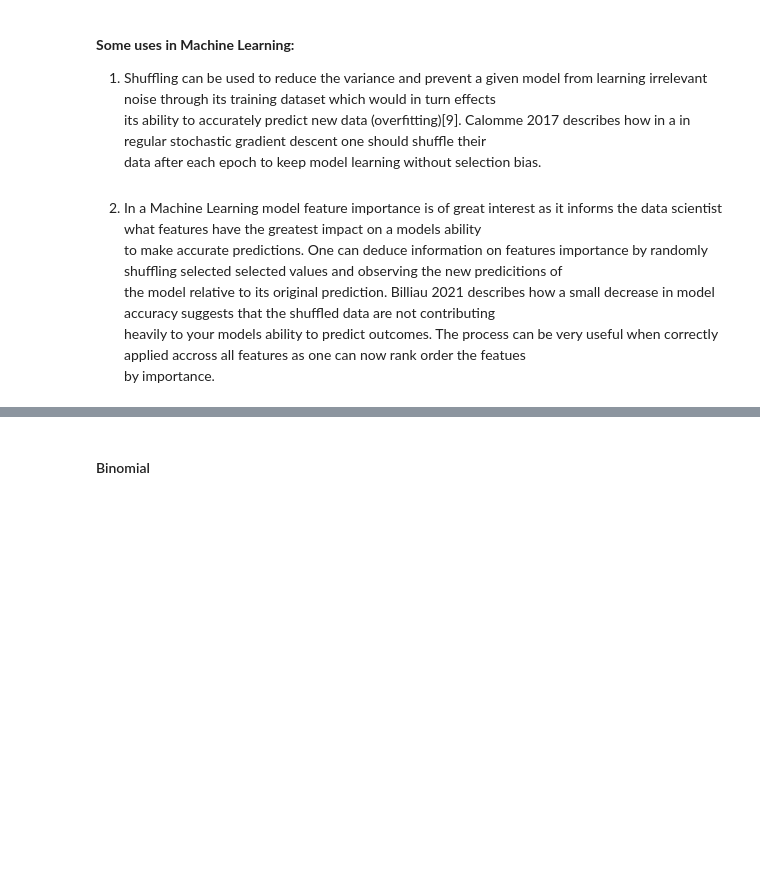
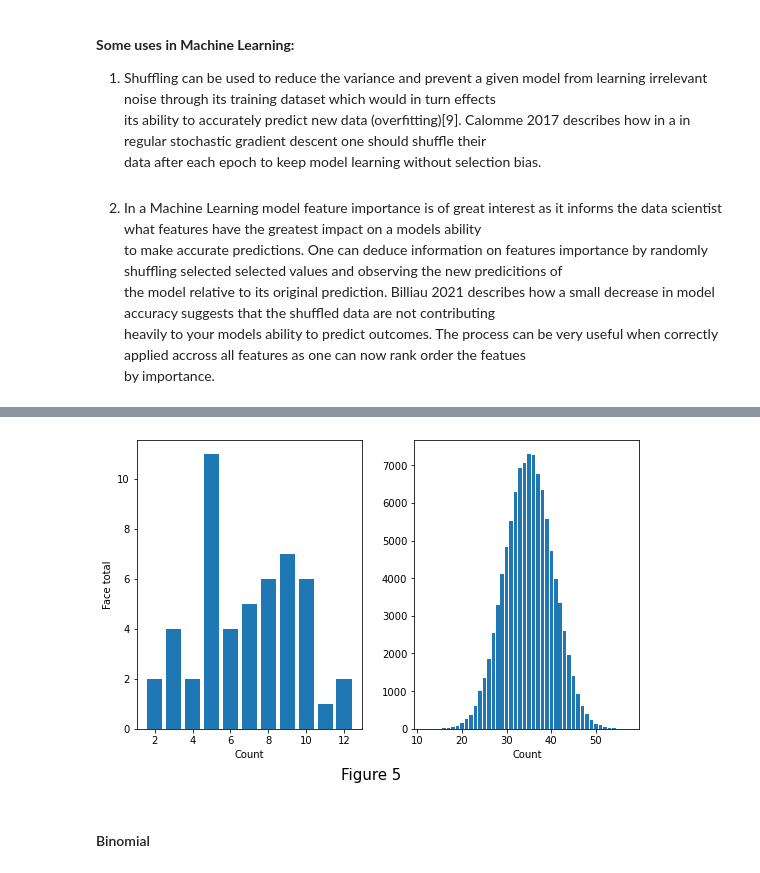
Before and after one commit to CiaranMoran27/playing_with_jupyter, a Jupyter notebook: numpy-random.ipynb, the cells around one changed output, grey strips where cells are left out. Saved outputs shown, nothing was run; the diff lists cells and outputs as text; code cells hidden in the pictures; blank space fills up the shorter version.

```diff
--- a/numpy-random.ipynb
+++ b/numpy-random.ipynb
@@ -276,3 +350,30 @@ plot_hist_twice(s_small, s_large, 'n = 1000', 'n = 10000000')
+# %%
+def plot_bar_twice(roll_low, roll_high):
+
+    fig, (ax1, ax2) = plt.subplots(1, 2, figsize = (8,5))
+    ax1.bar(roll_low[0], roll_low[1])
+    ax2.bar(roll_high[0], roll_high[1])
+
+    ax1.set_title('')
+    ax1.set_xlabel('Count')
+    ax1.set_ylabel('Face total')
+    ax2.set_title('')
+    ax2.set_xlabel('Count')
+    plt.figtext(0.5, 0, 'Figure 5', wrap = True, horizontalalignment = 'center', fontsize = 15)
+    plt.tight_layout(pad = 2)
+    plt.show()
+
+def sum_dice_rolls(num_dice, num_turns):
+    dice = np.random.randint(1, 7, (num_turns, num_dice))
+    totals = np.sum(dice, axis = 1)
+    faces, counts = np.unique(totals, return_counts = True)        # unique count to faces variable
+    return faces, counts ,num_dice, num_turns                      # return tuple for each array
+
+x = sum_dice_rolls(2, 50)
+y = sum_dice_rolls(10, 100000)
+plot_bar_twice(x, y)
+# %% [output]
+[figure, added]
 # %% [markdown]
 #### Binomial
 # %% [markdown]
```
Also changed, not shown: parts of 19 cells of this notebook.
